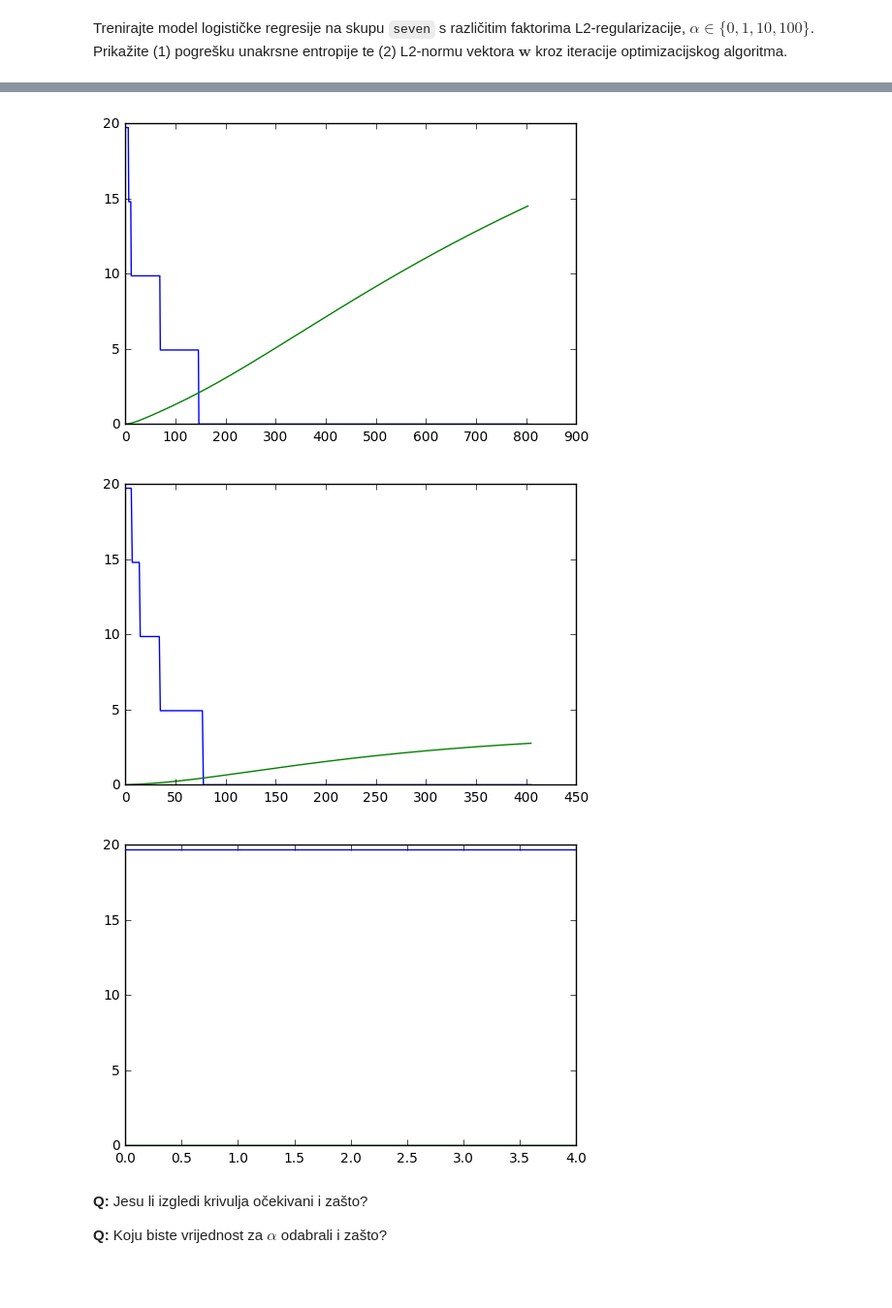
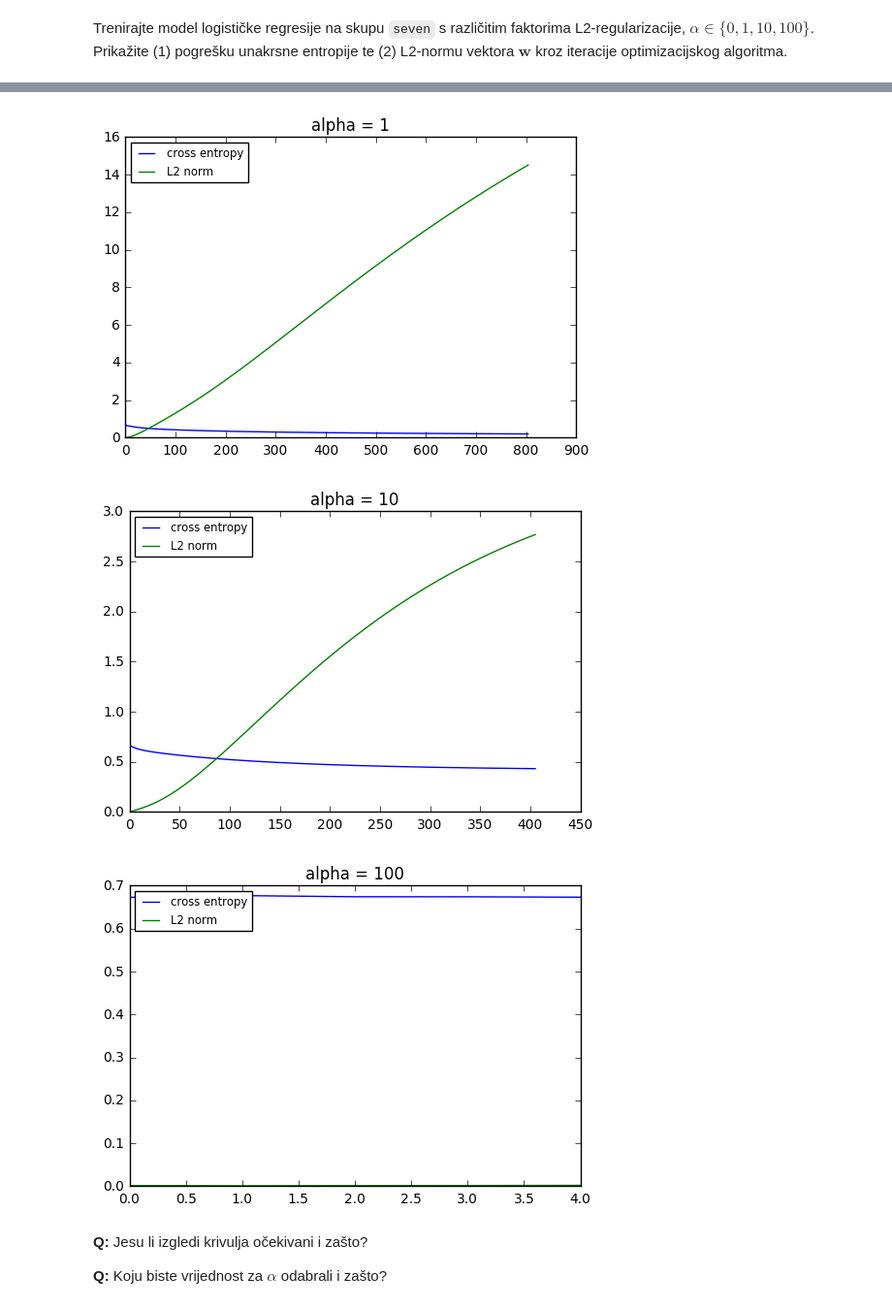
Before and after one commit to dkrivosic/machine-learning, a Jupyter notebook: SU-2016-LAB2-0036471318.ipynb, the cells around one changed output, grey strips where cells are left out. Shown at 97% size. Drawn from its saved outputs; the diff is of its cells as text; code cells hidden in the pictures; blank space fills up the shorter version.

```diff
--- a/SU-2016-LAB2-0036471318.ipynb
+++ b/SU-2016-LAB2-0036471318.ipynb
@@ -236,7 +236,7 @@ def lr_train(X, y, eta=0.01, max_iter=2000, alpha=0, epsilon=0.0001, trace=False
 Definirajte funkciju `cross_entropy_error(X,y,w)` koja izračunava pogrešku unakrsne entropije modela na označenom skupu `(X,y)` koristeći dane težine `w`. Možete iskoristiti funkciju [`metrics.log_loss`](http://scikit-learn.org/stable/modules/generated/sklearn.metrics.log_loss.html).
 # %%
 def cross_entropy_error(X, y, w):
-    return sklearn.metrics.log_loss(y, lr_h(X, w) > 0.5)
+    return sklearn.metrics.log_loss(y, lr_h(X, w))
 # %% [markdown]
 #### (d)
 # %% [markdown]
@@ -309,7 +309,7 @@ Upoznajte se s klasom [`linear_model.LogisticRegression`](http://scikit-learn.or
 
 **NB:** Kako ugrađena implementacija koristi naprednije načine optimizacije, vrlo je vjerojatno da Vam se rješenja neće poklapati, ali generalne performanse modela bi trebale.
 # %%
-model = sklearn.linear_model.LogisticRegression(max_iter=2000)
+model = sklearn.linear_model.LogisticRegression(max_iter=2000, C=100)
 model.fit(seven_X, seven_y)
 mlutils.plot_2d_clf_problem(seven_X, seven_y, h=model.predict)
 print sklearn.metrics.log_loss(seven_y, model.predict(seven_X))
@@ -411,6 +411,8 @@ for alpha in [0, 1, 10, 100]:
         cross_entropy.append(cross_entropy_error(seven_X, seven_y, trace_w[i]))
         l2_norm.append(trace_w[i].dot(trace_w[i]))
     plt.figure()
-    plt.plot(range(len(trace_w)), cross_entropy)
-    plt.plot(range(len(trace_w)), l2_norm)
+    plt.plot(range(len(trace_w)), cross_entropy, label='cross entropy')
+    plt.plot(range(len(trace_w)), l2_norm, label='L2 norm')
+    plt.title('alpha = ' + str(alpha))
+    plt.legend(fontsize='small', loc=2)
 # %% [output]
@@ -418,6 +420,6 @@ for alpha in [0, 1, 10, 100]:
-[figure, old version]
+[figure, new version]
-[figure, old version]
+[figure, new version]
-[figure, old version]
+[figure, new version]
 # %% [markdown]
 **Q:** Jesu li izgledi krivulja očekivani i zašto?
 
```
Also changed, not shown: parts of 14 cells of this notebook.
